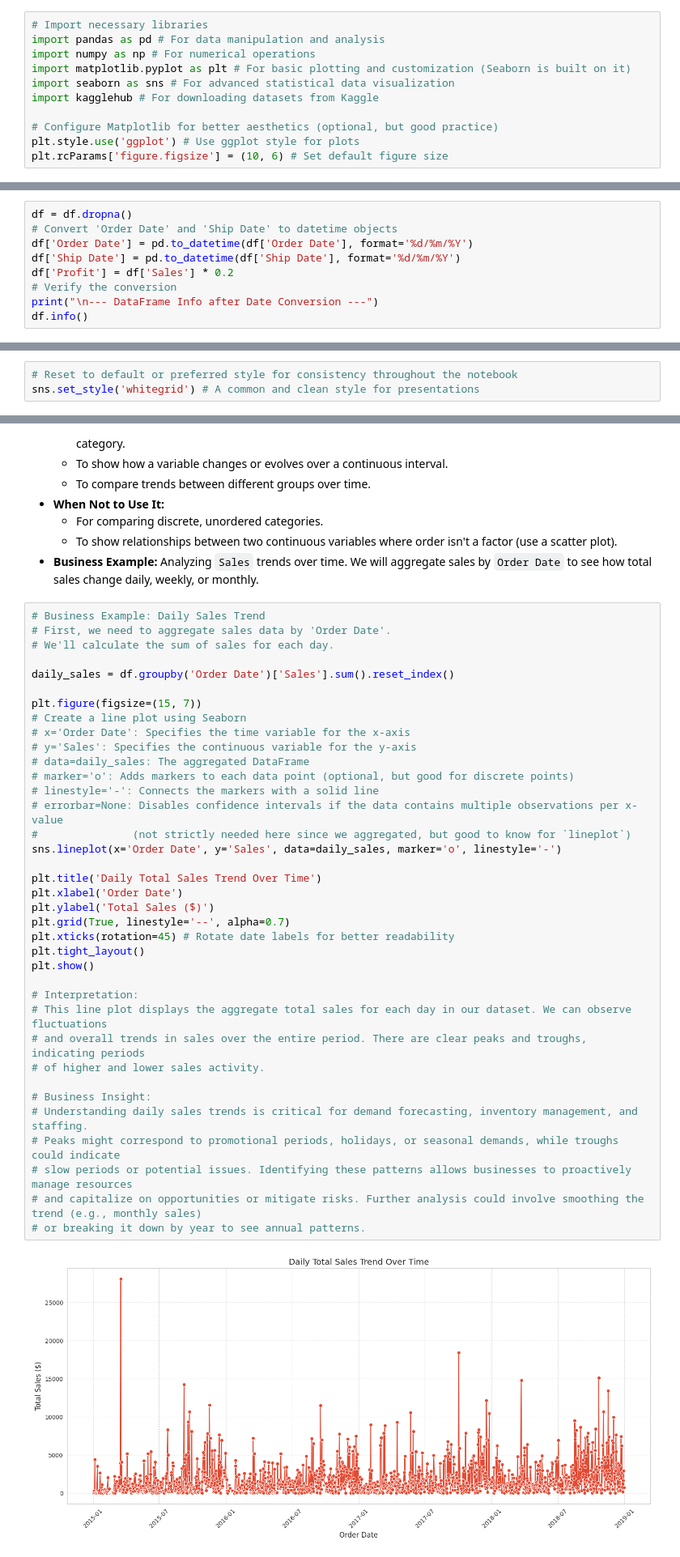
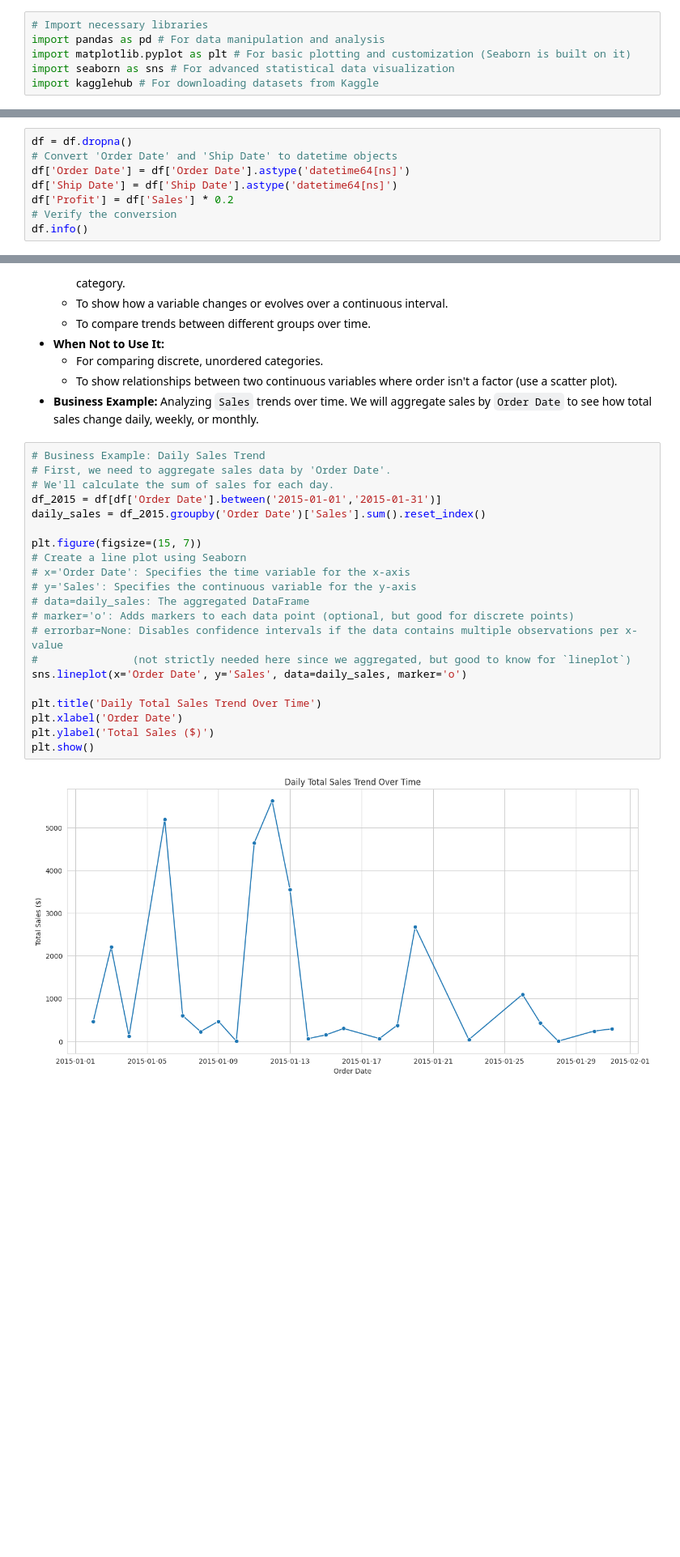
Before and after one commit to Mohamad-Selawy/Data-Analysis, a Jupyter notebook: Python/Visualization/Part_2_Visualization_with_Seaborn.ipynb, the cells around one changed output, grey strips where cells are left out. Shown at 81% size. Saved outputs shown, nothing was run; the diff lists cells and outputs as text; blank space fills up the shorter version.

```diff
--- a/Python/Visualization/Part_2_Visualization_with_Seaborn.ipynb
+++ b/Python/Visualization/Part_2_Visualization_with_Seaborn.ipynb
@@ -11,14 +11,9 @@ First, let's import the necessary libraries and load our dataset. We'll be using
 # %%
 # Import necessary libraries
 import pandas as pd # For data manipulation and analysis
-import numpy as np # For numerical operations
 import matplotlib.pyplot as plt # For basic plotting and customization (Seaborn is built on it)
 import seaborn as sns # For advanced statistical data visualization
 import kagglehub # For downloading datasets from Kaggle
-
-# Configure Matplotlib for better aesthetics (optional, but good practice)
-plt.style.use('ggplot') # Use ggplot style for plots
-plt.rcParams['figure.figsize'] = (10, 6) # Set default figure size
 # %% [markdown]
 ### Download and Load the Dataset
 
@@ -94,10 +77,9 @@ Before diving into visualizations, it's good practice to ensure our data types a
 # %%
 df = df.dropna()
 # Convert 'Order Date' and 'Ship Date' to datetime objects
-df['Order Date'] = pd.to_datetime(df['Order Date'], format='%d/%m/%Y')
-df['Ship Date'] = pd.to_datetime(df['Ship Date'], format='%d/%m/%Y')
+df['Order Date'] = df['Order Date'].astype('datetime64[ns]')
+df['Ship Date'] = df['Ship Date'].astype('datetime64[ns]')
 df['Profit'] = df['Sales'] * 0.2
 # Verify the conversion
-print("\n--- DataFrame Info after Date Conversion ---")
 df.info()
 # %% [output]
@@ -166,4 +103 @@ For consistency, it's good practice to set a preferred style at the beginning of
-# %%
-# Reset to default or preferred style for consistency throughout the notebook
-sns.set_style('whitegrid') # A common and clean style for presentations
 # %% [markdown]
@@ -236,42 +151,26 @@ plt.show()
 # %%
 # Business Example: Daily Sales Trend
 # First, we need to aggregate sales data by 'Order Date'.
 # We'll calculate the sum of sales for each day.
-
-daily_sales = df.groupby('Order Date')['Sales'].sum().reset_index()
+df_2015 = df[df['Order Date'].between('2015-01-01','2015-01-31')]
+daily_sales = df_2015.groupby('Order Date')['Sales'].sum().reset_index()
 
 plt.figure(figsize=(15, 7))
 # Create a line plot using Seaborn
 # x='Order Date': Specifies the time variable for the x-axis
 # y='Sales': Specifies the continuous variable for the y-axis
 # data=daily_sales: The aggregated DataFrame
 # marker='o': Adds markers to each data point (optional, but good for discrete points)
-# linestyle='-': Connects the markers with a solid line
 # errorbar=None: Disables confidence intervals if the data contains multiple observations per x-value
 #               (not strictly needed here since we aggregated, but good to know for `lineplot`)
-sns.lineplot(x='Order Date', y='Sales', data=daily_sales, marker='o', linestyle='-')
+sns.lineplot(x='Order Date', y='Sales', data=daily_sales, marker='o')
 
 plt.title('Daily Total Sales Trend Over Time')
 plt.xlabel('Order Date')
 plt.ylabel('Total Sales ($)')
-plt.grid(True, linestyle='--', alpha=0.7)
-plt.xticks(rotation=45) # Rotate date labels for better readability
-plt.tight_layout()
 plt.show()
-
-# Interpretation:
-# This line plot displays the aggregate total sales for each day in our dataset. We can observe fluctuations
-# and overall trends in sales over the entire period. There are clear peaks and troughs, indicating periods
-# of higher and lower sales activity.
-
-# Business Insight:
-# Understanding daily sales trends is critical for demand forecasting, inventory management, and staffing.
-# Peaks might correspond to promotional periods, holidays, or seasonal demands, while troughs could indicate
-# slow periods or potential issues. Identifying these patterns allows businesses to proactively manage resources
-# and capitalize on opportunities or mitigate risks. Further analysis could involve smoothing the trend (e.g., monthly sales)
-# or breaking it down by year to see annual patterns.
 # %% [output]
-[figure, old version]
+[figure, new version]
 # %% [markdown]
 ### 3. Bar Plot (`sns.barplot()`)
 
```
Also changed, not shown: parts of 27 cells of this notebook.
